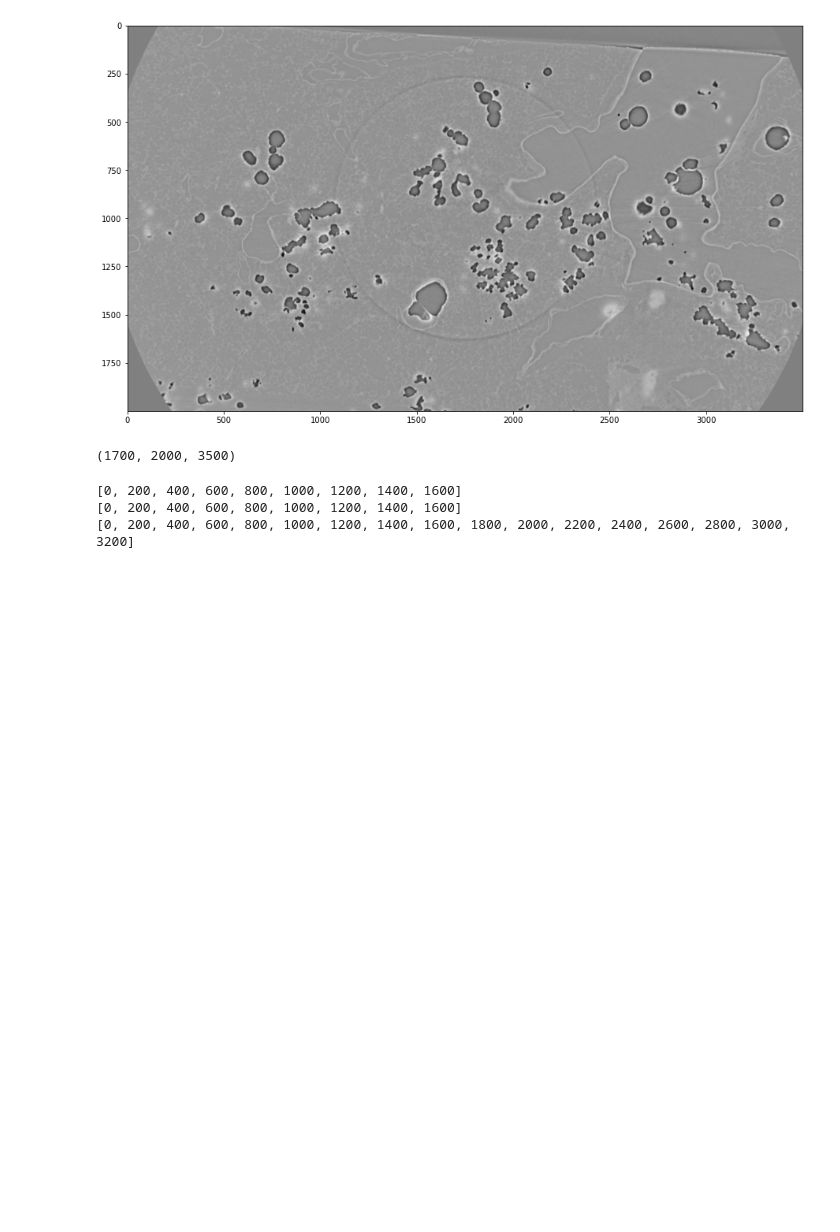
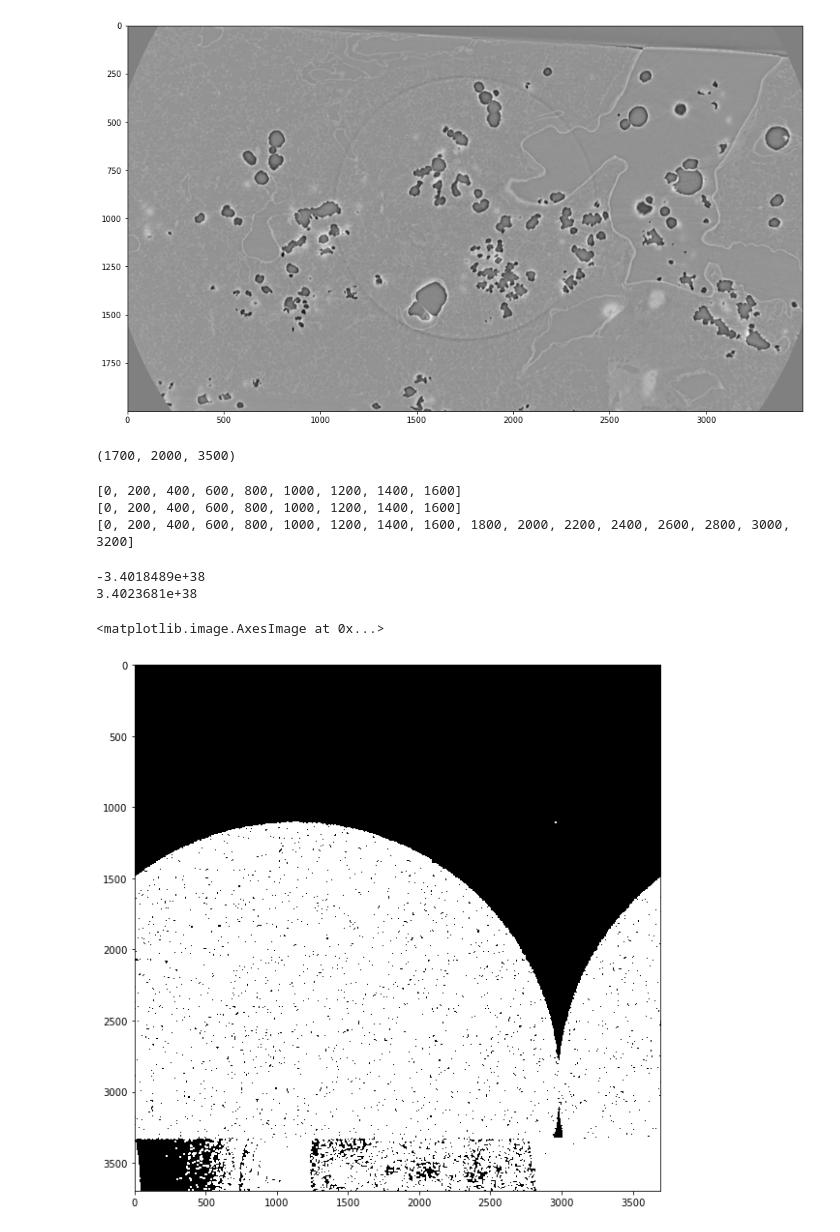
Before and after one commit to mrahmansagar/poreAnalysis, a Jupyter notebook: roi_extraction_all.ipynb, the cells around one changed output. Cells and saved outputs as stored; diff of their text form; code cells hidden in the pictures; blank space fills up the shorter version.

```diff
--- a/roi_extraction_all.ipynb
+++ b/roi_extraction_all.ipynb
@@ -169,3 +169,19 @@ jsonString = json.dumps(minmax)
 jsonFile = open(data_dir.split('slices')[0] + 'tiles.json', "w")
 jsonFile.write(jsonString)
 jsonFile.close()
+# %%
+im = Image.open('F:\\MD_1264_A9_Z0.0mm_Z3.3mm\\slices\\slice_0240.tif')
+imarray = np.array(im)
+# %%
+imarray = np.nan_to_num(imarray)
+#imarray = np.clip(imarray, 0.0005, 0.003)
+print(imarray.min())
+print(imarray.max())
+
+plt.figure(figsize=(10,10))
+plt.imshow(imarray, cmap='gray')
+# %% [output]
+-3.4018489e+38
+3.4023681e+38
+<matplotlib.image.AxesImage at 0x...>
+[figure, added]
```
Also changed, not shown: 4 other files.
